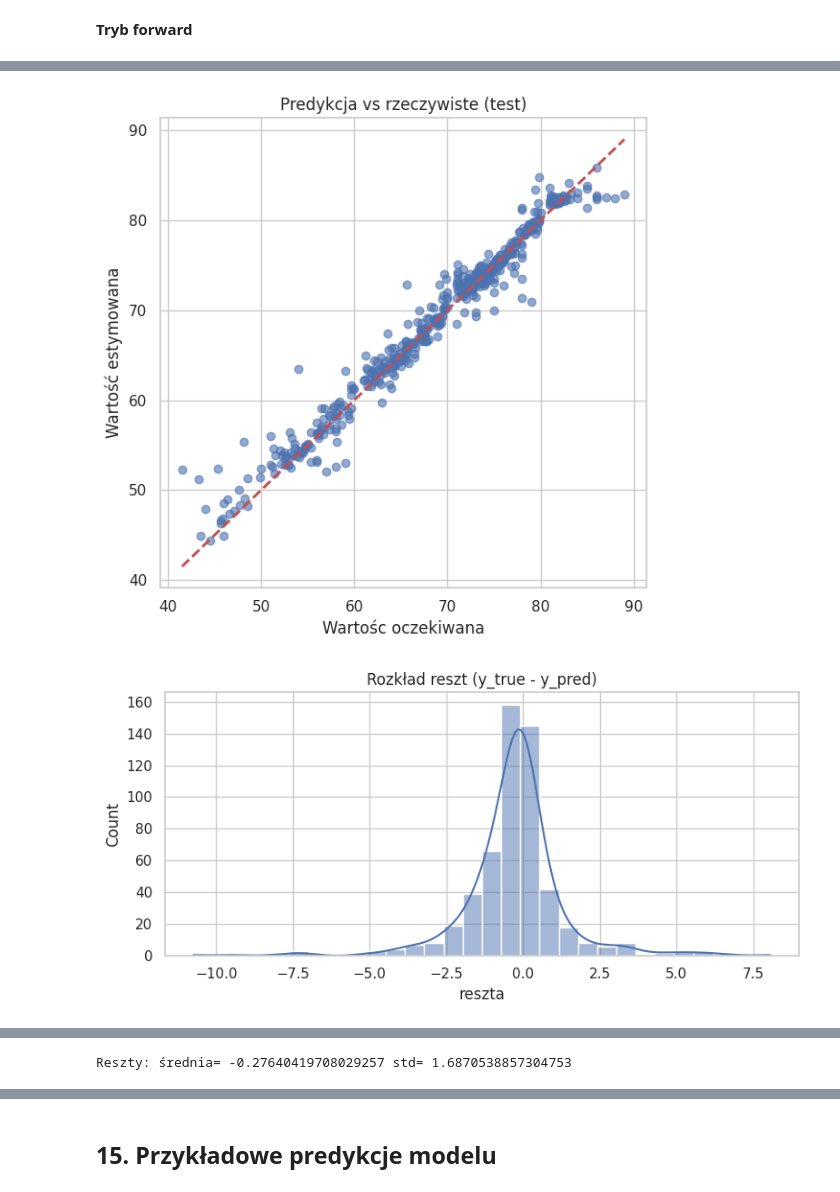
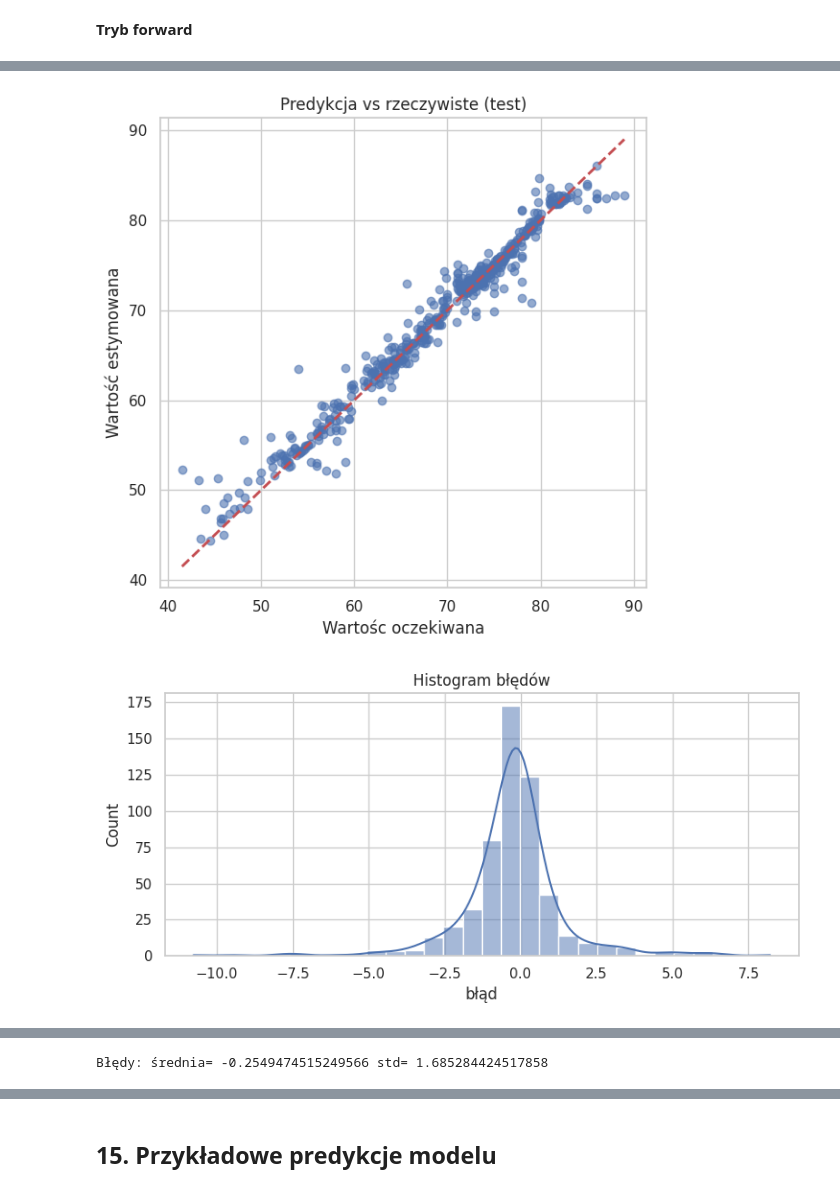
Before and after one commit to Paffeueq/data_mining_project, a Jupyter notebook: Life_Expectancy_Regression.ipynb, the cells around one changed output, grey strips where cells are left out. Drawn from its saved outputs; the diff is of its cells as text; code cells hidden in the pictures.

```diff
--- a/Life_Expectancy_Regression.ipynb
+++ b/Life_Expectancy_Regression.ipynb
@@ -560,11 +589,11 @@ Ponieważ w naszym zbiorze danych występują duże rónicę między skalami pos
 # %%
 param_grid = {
-    'n_estimators': [200, 250, 300],
-    'max_depth': [None, 20, 25, 30],
+    'n_estimators': [150, 200, 250, 300],
+    'max_depth': [None, 15, 20, 25, 30],
     'min_samples_split': [2, 5]
 }
 
-rf = RandomForestRegressor()
+rf = RandomForestRegressor(random_state=RANDOM_STATE)
 grid_search_interpolation = GridSearchCV(
     estimator=rf,
     param_grid=param_grid,
@@ -810,40 +857,40 @@ Na końcu wypisujemy średnią i odchylenie std reszt jako szybkie podsumowanie.
 # %%
 best_interpolation.fit(X_train_t_interpolation, y_train_interpolation)
 y_pred = best_interpolation.predict(X_test_t_interpolation)
 
 errors = y_test_interpolation - y_pred
 
-# Wykres 1: y_true vs y_pred (idealnie punkty leżą na przekątnej)
+# Wykres 1
 plt.figure(figsize=(6, 6))
 plt.scatter(y_test_interpolation, y_pred, alpha=0.6)
 min_v = min(y_test_interpolation.min(), y_pred.min())
 max_v = max(y_test_interpolation.max(), y_pred.max())
 plt.plot([min_v, max_v], [min_v, max_v], "r--", linewidth=2)
 plt.xlabel("Wartośc oczekiwana")
 plt.ylabel("Wartość estymowana")
 plt.title("Predykcja vs rzeczywiste (test)")
 plt.tight_layout()
 plt.show()
 
-# Wykres 2: rozkład reszt (czy jest symetryczny wokół 0?)
+# Wykres 2
 plt.figure(figsize=(8, 4))
 sns.histplot(errors, kde=True, bins=30)
-plt.title("Rozkład reszt (y_true - y_pred)")
-plt.xlabel("reszta")
+plt.title("Histogram błędów")
+plt.xlabel("błąd")
 plt.tight_layout()
 plt.show()
 
-# Wykres 3: reszty vs y_pred (czy błąd zależy od poziomu predykcji?)
+# Wykres 3
 plt.figure(figsize=(8, 4))
 plt.scatter(y_pred, errors, alpha=0.6)
 plt.axhline(0, color="red", linestyle="--")
-plt.title("Reszty vs y_pred")
+plt.title("Błędy(y_pred)")
 plt.xlabel("y_pred")
-plt.ylabel("reszta")
+plt.ylabel("błąd")
 plt.tight_layout()
 plt.show()
 
-print("Reszty: średnia=", float(np.mean(errors)), "std=", float(np.std(errors)))
+print("Błędy: średnia=", float(np.mean(errors)), "std=", float(np.std(errors)))
 # %% [output]
-[figure, old version]
+[figure, new version]
-[figure, old version]
+[figure, new version]
@@ -851 +898 @@ print("Reszty: średnia=", float(np.mean(errors)), "std=", float(np.std(errors))
-Reszty: średnia= -0.27640419708029257 std= 1.6870538857304753
+Błędy: średnia= -0.2549474515249566 std= 1.685284424517858
```
Also changed, not shown: parts of 61 cells of this notebook.
